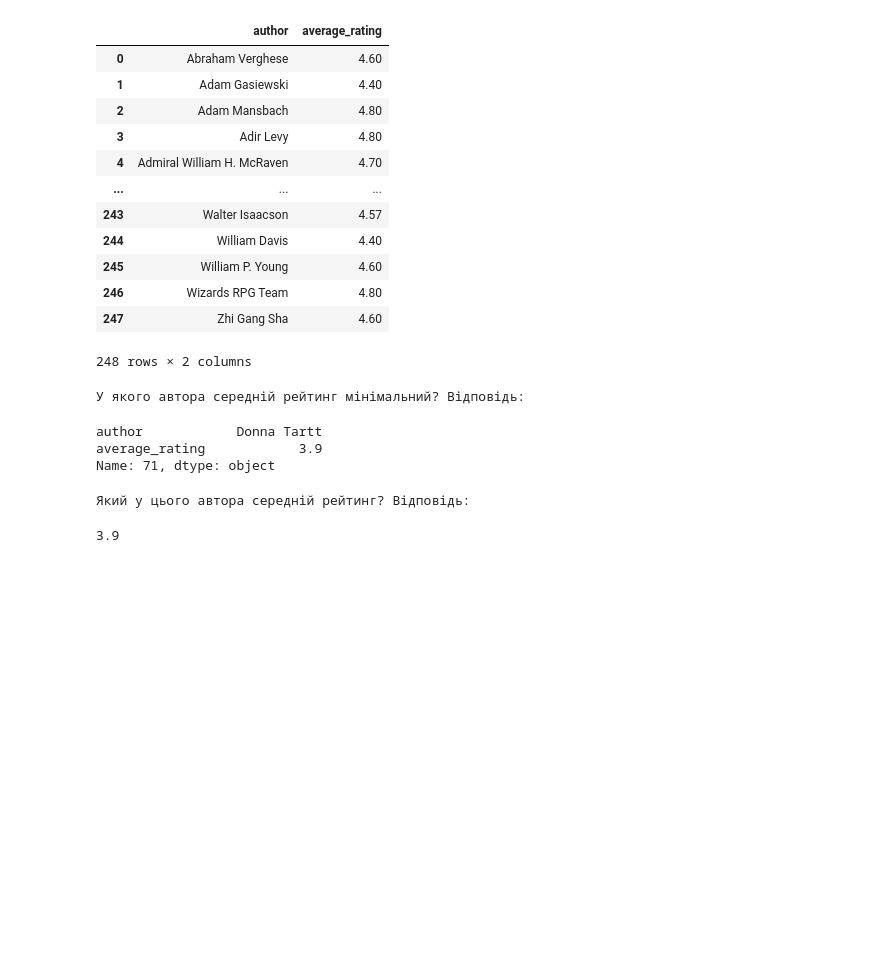
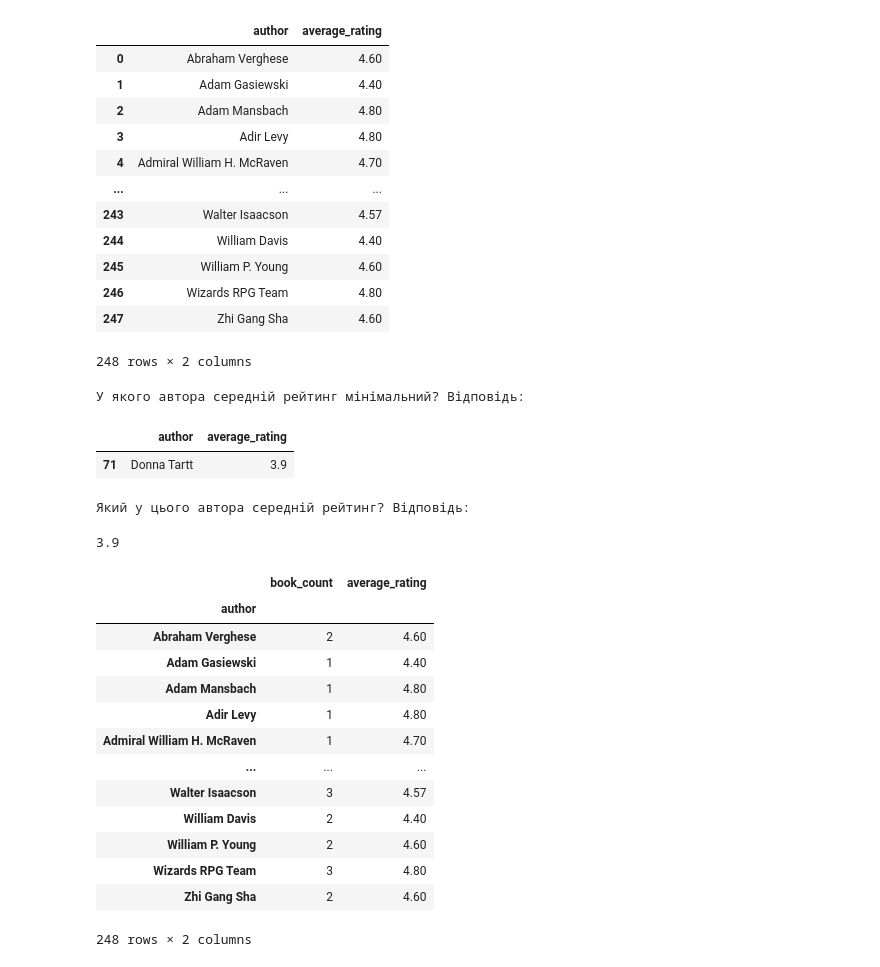
Before and after one commit to Korniev/Data-Sciense, a Jupyter notebook: hw_02/Hw_2.3.ipynb, the cells around one changed output. Drawn from its saved outputs; the diff is of its cells as text; code cells hidden in the pictures; blank space fills up the shorter version.

```diff
--- a/hw_02/Hw_2.3.ipynb
+++ b/hw_02/Hw_2.3.ipynb
@@ -298,12 +298,11 @@ average_rating_per_author
 248 rows × 2 columns
 # %%
 print("У якого автора середній рейтинг мінімальний? Відповідь:")
-author_with_min_avg_rating = average_rating_per_author.loc[average_rating_per_author['average_rating'].idxmin()]
-author_with_min_avg_rating
+min_avg_rating_info = average_rating_per_author[average_rating_per_author['average_rating'] == average_rating_per_author['average_rating'].min()]
+min_avg_rating_info
 # %% [output]
 У якого автора середній рейтинг мінімальний? Відповідь:
-author            Donna Tartt
-average_rating            3.9
-Name: 71, dtype: object
+|  | author | average_rating |
+| 71 | Donna Tartt | 3.9 |
 # %%
 print("Який у цього автора середній рейтинг? Відповідь:")
@@ -313,3 +311,23 @@ min_avg_rating
 # %% [output]
 Який у цього автора середній рейтинг? Відповідь:
 3.9
+# %%
+# З'єднайте останні два датафрейми так, щоб для кожного автора було видно кількість книг та середній рейтинг (Використовуйте функцію concat з параметром axis=1). Збережіть результат у змінну
+
+combined_2_dataframes = pd.concat([books_per_author.set_index('author'), average_rating_per_author.set_index('author')], axis=1)
+combined_2_dataframes
+# %% [output]
+|  | book_count | average_rating |
+| author |  |  |
+| Abraham Verghese | 2 | 4.60 |
+| Adam Gasiewski | 1 | 4.40 |
+| Adam Mansbach | 1 | 4.80 |
+| Adir Levy | 1 | 4.80 |
+| Admiral William H. McRaven | 1 | 4.70 |
+| ... | ... | ... |
+| Walter Isaacson | 3 | 4.57 |
+| William Davis | 2 | 4.40 |
+| William P. Young | 2 | 4.60 |
+| Wizards RPG Team | 3 | 4.80 |
+| Zhi Gang Sha | 2 | 4.60 |
+248 rows × 2 columns
```
Also changed, not shown: parts of 3 cells of this notebook.
